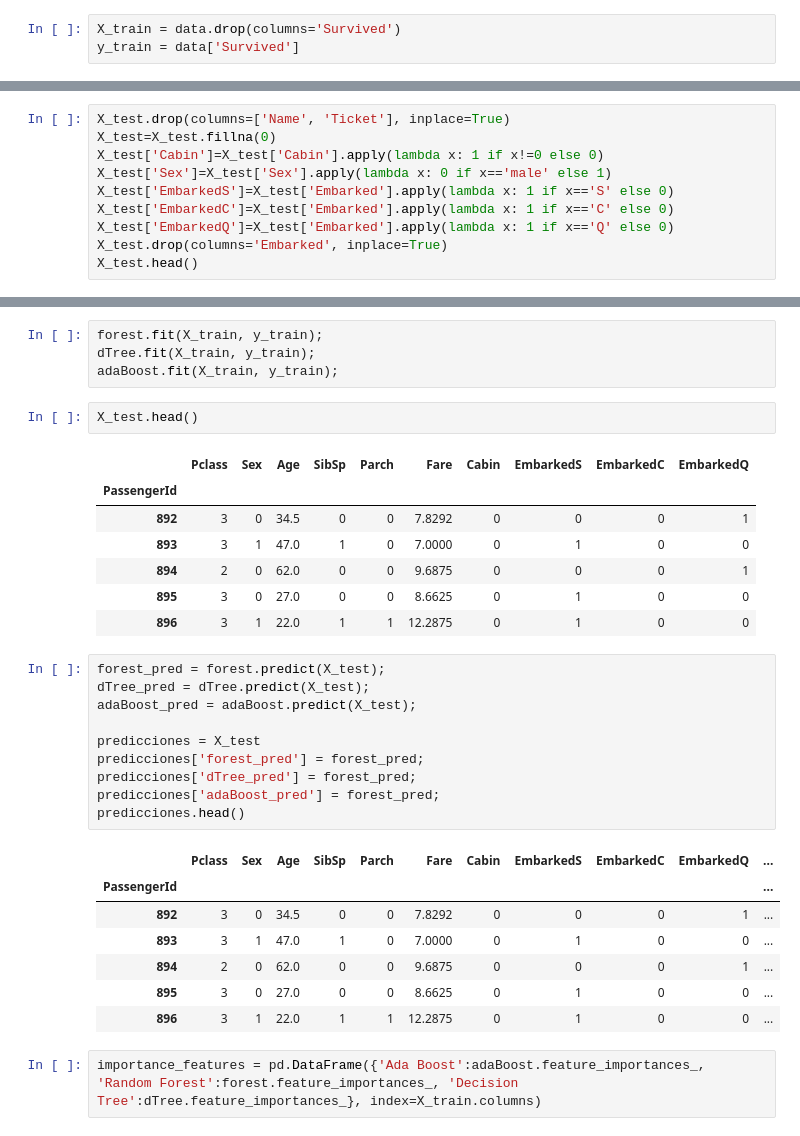
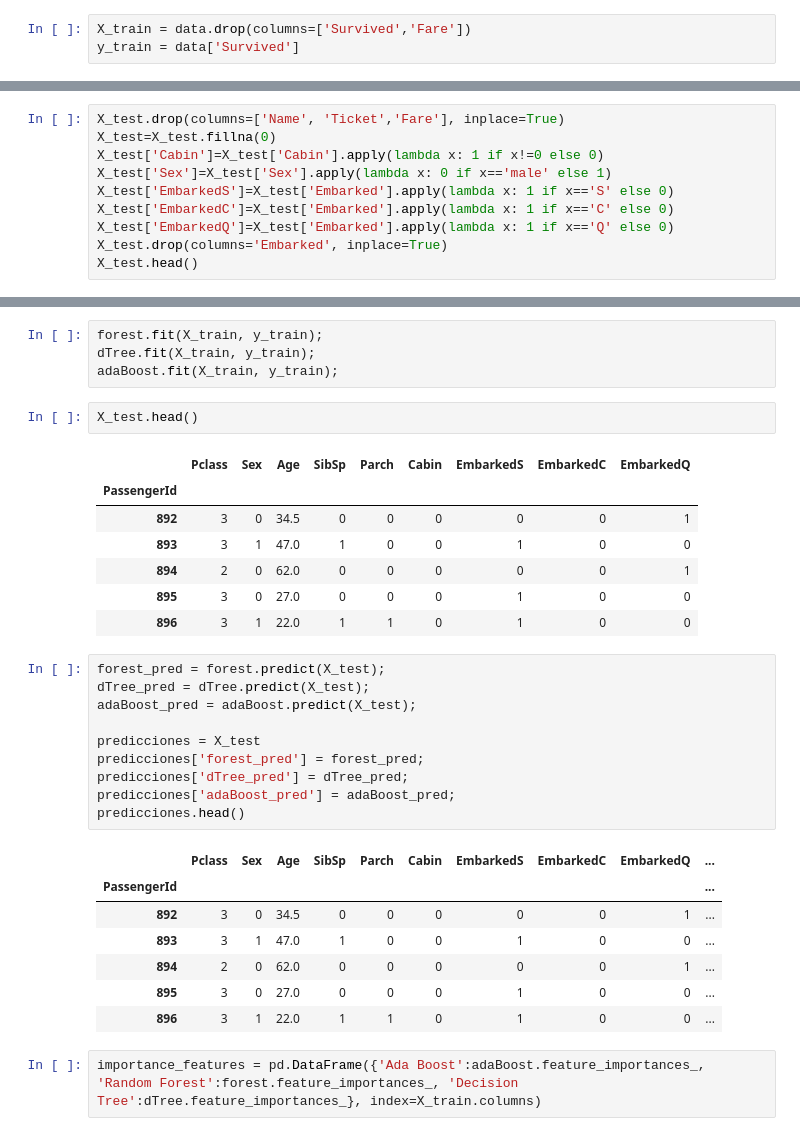
Before and after one commit to mariocespindola/CDMXSOAI, a Jupyter notebook: Meetups/2018_10_26/Titanic.ipynb, the cells around one changed output, grey strips where cells are left out. Drawn from its saved outputs; the diff is of its cells as text.

```diff
--- a/Meetups/2018_10_26/Titanic.ipynb
+++ b/Meetups/2018_10_26/Titanic.ipynb
@@ -85,7 +85,7 @@ data.head()
 # %% [markdown]
 Ya que tenemos nuestros datos limpios, tenemos que dividirlos en para poder entrenar al modelo en X_train y y_train.
 # %%
-X_train = data.drop(columns='Survived')
+X_train = data.drop(columns=['Survived','Fare'])
 y_train = data['Survived']
 # %%
 X_train.head()
@@ -158,7 +159,7 @@ X_test.head()
 | 895 | 3 | Wirz, Mr. Albert | male | 27.0 | 0 | 0 | 315154 | 8.6625 | NaN | S |
 | 896 | 3 | Hirvonen, Mrs. Alexander (Helga E... | female | 22.0 | 1 | 1 | 3101298 | 12.2875 | NaN | S |
 # %%
-X_test.drop(columns=['Name', 'Ticket'], inplace=True)
+X_test.drop(columns=['Name', 'Ticket','Fare'], inplace=True)
 X_test=X_test.fillna(0)
 X_test['Cabin']=X_test['Cabin'].apply(lambda x: 1 if x!=0 else 0)
 X_test['Sex']=X_test['Sex'].apply(lambda x: 0 if x=='male' else 1)
@@ -186,31 +187,31 @@ adaBoost.fit(X_train, y_train);
 # %%
 X_test.head()
 # %% [output]
-|  | Pclass | Sex | Age | SibSp | Parch | Fare | Cabin | EmbarkedS | EmbarkedC | EmbarkedQ |
-| PassengerId |  |  |  |  |  |  |  |  |  |  |
-| 892 | 3 | 0 | 34.5 | 0 | 0 | 7.8292 | 0 | 0 | 0 | 1 |
-| 893 | 3 | 1 | 47.0 | 1 | 0 | 7.0000 | 0 | 1 | 0 | 0 |
-| 894 | 2 | 0 | 62.0 | 0 | 0 | 9.6875 | 0 | 0 | 0 | 1 |
-| 895 | 3 | 0 | 27.0 | 0 | 0 | 8.6625 | 0 | 1 | 0 | 0 |
-| 896 | 3 | 1 | 22.0 | 1 | 1 | 12.2875 | 0 | 1 | 0 | 0 |
+|  | Pclass | Sex | Age | SibSp | Parch | Cabin | EmbarkedS | EmbarkedC | EmbarkedQ |
+| PassengerId |  |  |  |  |  |  |  |  |  |
+| 892 | 3 | 0 | 34.5 | 0 | 0 | 0 | 0 | 0 | 1 |
+| 893 | 3 | 1 | 47.0 | 1 | 0 | 0 | 1 | 0 | 0 |
+| 894 | 2 | 0 | 62.0 | 0 | 0 | 0 | 0 | 0 | 1 |
+| 895 | 3 | 0 | 27.0 | 0 | 0 | 0 | 1 | 0 | 0 |
+| 896 | 3 | 1 | 22.0 | 1 | 1 | 0 | 1 | 0 | 0 |
 # %%
 forest_pred = forest.predict(X_test);
 dTree_pred = dTree.predict(X_test);
 adaBoost_pred = adaBoost.predict(X_test);
 
 predicciones = X_test
 predicciones['forest_pred'] = forest_pred;
-predicciones['dTree_pred'] = forest_pred;
-predicciones['adaBoost_pred'] = forest_pred;
+predicciones['dTree_pred'] = dTree_pred;
+predicciones['adaBoost_pred'] = adaBoost_pred;
 predicciones.head()
 # %% [output]
-|  | Pclass | Sex | Age | SibSp | Parch | Fare | Cabin | EmbarkedS | EmbarkedC | EmbarkedQ | ... |
-| PassengerId |  |  |  |  |  |  |  |  |  |  | ... |
-| 892 | 3 | 0 | 34.5 | 0 | 0 | 7.8292 | 0 | 0 | 0 | 1 | ... |
-| 893 | 3 | 1 | 47.0 | 1 | 0 | 7.0000 | 0 | 1 | 0 | 0 | ... |
-| 894 | 2 | 0 | 62.0 | 0 | 0 | 9.6875 | 0 | 0 | 0 | 1 | ... |
-| 895 | 3 | 0 | 27.0 | 0 | 0 | 8.6625 | 0 | 1 | 0 | 0 | ... |
-| 896 | 3 | 1 | 22.0 | 1 | 1 | 12.2875 | 0 | 1 | 0 | 0 | ... |
+|  | Pclass | Sex | Age | SibSp | Parch | Cabin | EmbarkedS | EmbarkedC | EmbarkedQ | ... |
+| PassengerId |  |  |  |  |  |  |  |  |  | ... |
+| 892 | 3 | 0 | 34.5 | 0 | 0 | 0 | 0 | 0 | 1 | ... |
+| 893 | 3 | 1 | 47.0 | 1 | 0 | 0 | 1 | 0 | 0 | ... |
+| 894 | 2 | 0 | 62.0 | 0 | 0 | 0 | 0 | 0 | 1 | ... |
+| 895 | 3 | 0 | 27.0 | 0 | 0 | 0 | 1 | 0 | 0 | ... |
+| 896 | 3 | 1 | 22.0 | 1 | 1 | 0 | 1 | 0 | 0 | ... |
 # %%
 importance_features = pd.DataFrame({'Ada Boost':adaBoost.feature_importances_, 'Random Forest':forest.feature_importances_, 'Decision Tree':dTree.feature_importances_}, index=X_train.columns)
 # %%
```
Also changed, not shown: parts of 6 cells of this notebook, 1 other file.
